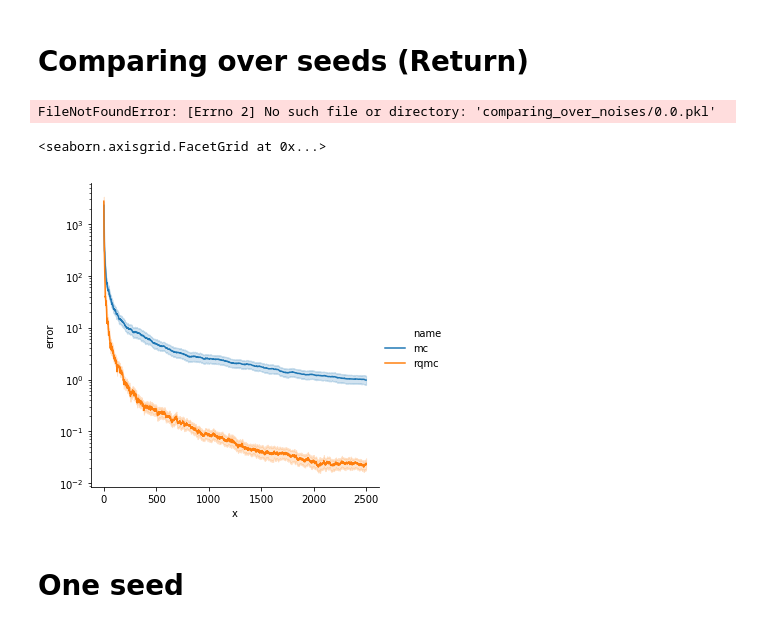
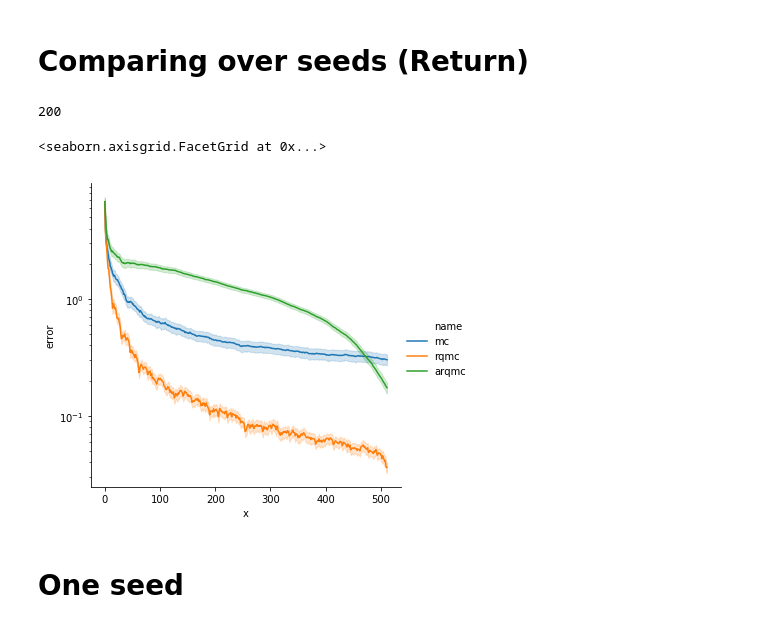
Before and after one commit to Sha-Lab/qmc, a Jupyter notebook: qmc.ipynb, the cells around one changed output. Cells and saved outputs as stored; diff of their text form; code cells hidden in the pictures.

```diff
--- a/qmc.ipynb
+++ b/qmc.ipynb
@@ -75,22 +40,0 @@ for fn in input_dir.iterdir():
-# %%
-fn = 'data/stepwise_cost.pkl'
-
-with open(fn, 'rb') as f:
-    results = dill.load(f)
-data = pd.concat([
-    pd.concat([
-        pd.DataFrame({
-            'name': 'mc',
-            'error': res[0],
-            'x': np.arange(len(res[0])),
-        }),
-        pd.DataFrame({
-            'name': 'rqmc',
-            'error': res[1],
-            'x': np.arange(len(res[1])),
-        }),
-    ])
-    for res in results
-])
-plot = sns.relplot(x='x', y='error', kind='line', hue='name', data=data)
-plot.set(yscale='log')
@@ -340,33 +281,41 @@ plot.set(yscale='log')
 # Comparing over seeds (Return)
 # %%
 # load data
-with open('comparing_over_seeds/200_seeds_2500_trajs.pkl', 'rb') as f:
+
+with open('log/arqmc_cost_h20_t512.pkl', 'rb') as f:
     results = dill.load(f)
-    results = [res for res in results if not np.isnan(res[1][-1])] # cannot use res[1][-1] == np.nan
+    # results = [res for res in results if not np.isnan(res[1][-1])]
     print(len(results))
 # %% [output]
-FileNotFoundError: [Errno 2] No such file or directory: 'comparing_over_noises/0.0.pkl'
+200
 # %%
 mc_data = pd.concat([
     pd.DataFrame(
         {'name': 'mc',
          'error': results[i][0],
          'x': np.arange(len(results[i][0]))}) for i in range(len(results))
 ])
 
 rqmc_data = pd.concat([
     pd.DataFrame(
         {'name': 'rqmc',
          'error': results[i][1],
          'x': np.arange(len(results[i][1]))}) for i in range(len(results))
 ])
 
-data = pd.concat([mc_data, rqmc_data])
+arqmc_data = pd.concat([
+    pd.DataFrame(
+        {'name': 'arqmc',
+         'error': results[i][2],
+         'x': np.arange(len(results[i][2]))}) for i in range(len(results))
+])
+
+data = pd.concat([mc_data, rqmc_data, arqmc_data])
 plot = sns.relplot(x='x', y='error', kind='line', hue='name', data=data)
 plot.set(yscale='log')
 # %% [output]
 <seaborn.axisgrid.FacetGrid at 0x...>
-[figure, old version]
+[figure, new version]
 # %% [markdown]
 # One seed
 # %%
```
Also changed, not shown: parts of 4 cells of this notebook, 1 other file.
